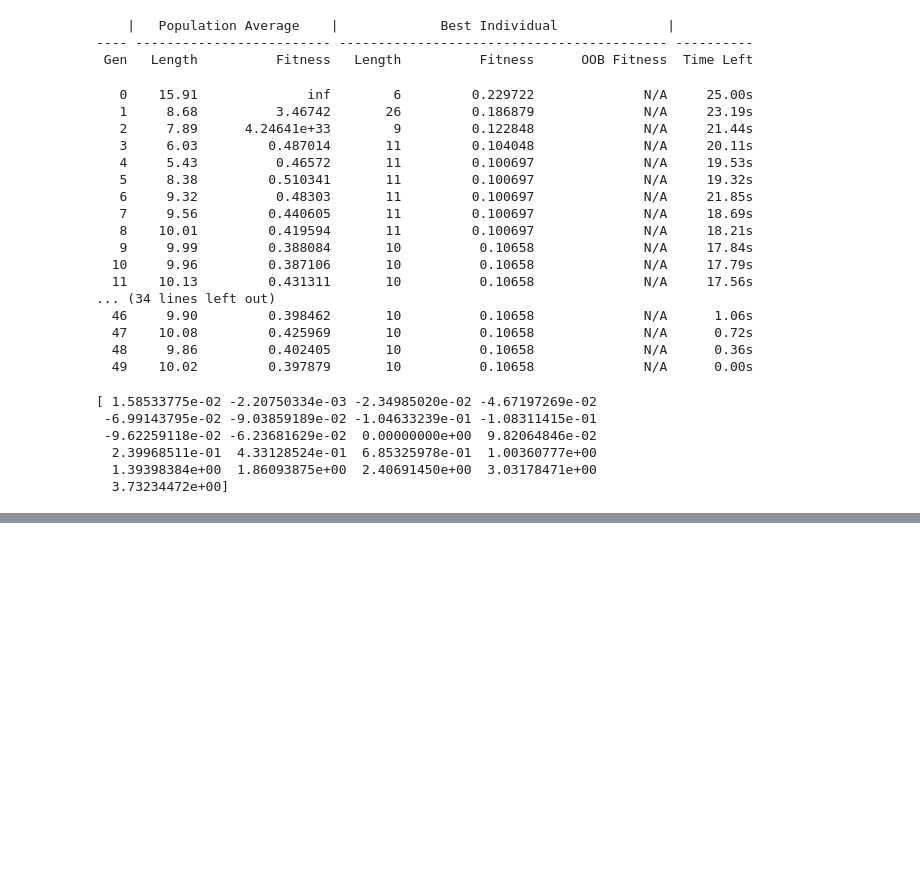
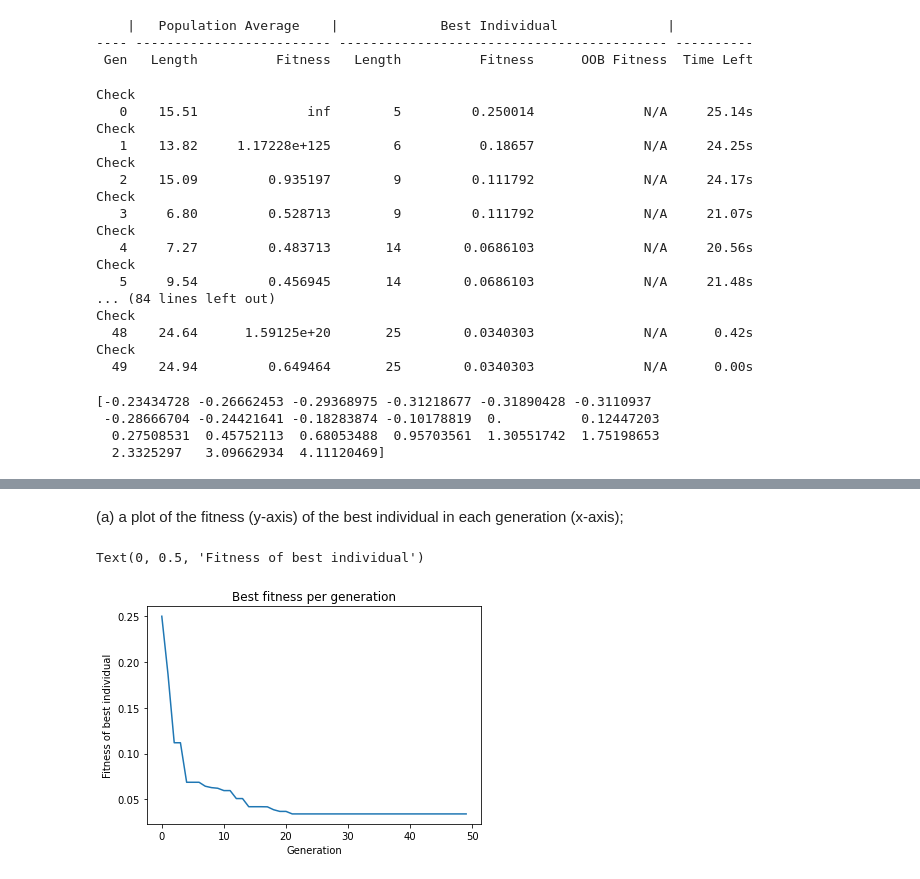
Before and after one commit to JanSchering/natural_computing, a Jupyter notebook: assignment_1/Ex8.ipynb, the cells around one changed output, grey strips where cells are left out. Cells and saved outputs as stored; diff of their text form; code cells hidden in the pictures; blank space fills up the shorter version.

```diff
--- a/assignment_1/Ex8.ipynb
+++ b/assignment_1/Ex8.ipynb
@@ -2,6 +2,7 @@
 from gplearn.genetic import SymbolicRegressor
 from gplearn.functions import make_function
 import numpy as np
+import matplotlib.pyplot as plt
 import os
 import graphviz
 def _exp(x):
@@ -20,7 +21,7 @@ gp = SymbolicRegressor(population_size=1000,
                         p_point_mutation=0.,
                         stopping_criteria=0.01,
                         verbose=1,
-                        parsimony_coefficient=0.01,
+                        parsimony_coefficient=0.,
                         function_set=function_set)
 
 # Get Data
@@ -34,35 +35,48 @@ predictions = gp.predict(x_train)
     |   Population Average    |             Best Individual              |
 ---- ------------------------- ------------------------------------------ ----------
  Gen   Length          Fitness   Length          Fitness      OOB Fitness  Time Left
-   0    15.91              inf        6         0.229722              N/A     25.00s
-   1     8.68          3.46742       26         0.186879              N/A     23.19s
-   2     7.89      4.24641e+33        9         0.122848              N/A     21.44s
-   3     6.03         0.487014       11         0.104048              N/A     20.11s
-   4     5.43          0.46572       11         0.100697              N/A     19.53s
-   5     8.38         0.510341       11         0.100697              N/A     19.32s
-   6     9.32          0.48303       11         0.100697              N/A     21.85s
-   7     9.56         0.440605       11         0.100697              N/A     18.69s
-   8    10.01         0.419594       11         0.100697              N/A     18.21s
-   9     9.99         0.388084       10          0.10658              N/A     17.84s
-  10     9.96         0.387106       10          0.10658              N/A     17.79s
-  11    10.13         0.431311       10          0.10658              N/A     17.56s
-... (34 lines left out)
-  46     9.90         0.398462       10          0.10658              N/A      1.06s
-  47    10.08         0.425969       10          0.10658              N/A      0.72s
-  48     9.86         0.402405       10          0.10658              N/A      0.36s
-  49    10.02         0.397879       10          0.10658              N/A      0.00s
+Check
+   0    15.51              inf        5         0.250014              N/A     25.14s
+Check
+   1    13.82     1.17228e+125        6          0.18657              N/A     24.25s
+Check
+   2    15.09         0.935197        9         0.111792              N/A     24.17s
+Check
+   3     6.80         0.528713        9         0.111792              N/A     21.07s
+Check
+   4     7.27         0.483713       14        0.0686103              N/A     20.56s
+Check
+   5     9.54         0.456945       14        0.0686103              N/A     21.48s
+... (84 lines left out)
+Check
+  48    24.64      1.59125e+20       25        0.0340303              N/A      0.42s
+Check
+  49    24.94         0.649464       25        0.0340303              N/A      0.00s
 # %%
 print(predictions)
 # %% [output]
-[ 1.58533775e-02 -2.20750334e-03 -2.34985020e-02 -4.67197269e-02
- -6.99143795e-02 -9.03859189e-02 -1.04633239e-01 -1.08311415e-01
- -9.62259118e-02 -6.23681629e-02  0.00000000e+00  9.82064846e-02
-  2.39968511e-01  4.33128524e-01  6.85325978e-01  1.00360777e+00
-  1.39398384e+00  1.86093875e+00  2.40691450e+00  3.03178471e+00
-  3.73234472e+00]
+[-0.23434728 -0.26662453 -0.29368975 -0.31218677 -0.31890428 -0.3110937
+ -0.28666704 -0.24421641 -0.18283874 -0.10178819  0.          0.12447203
+  0.27508531  0.45752113  0.68053488  0.95703561  1.30551742  1.75198653
+  2.3325297   3.09662934  4.11120469]
 # %%
 dot_data = gp._program.export_graphviz()
 graph = graphviz.Source(dot_data)
 graph
 # %% [output]
 [drawing not drawn]
+# %%
+# Check if the estimator stored the evolutionary history
+num_gens = len(gp._programs)
+# %% [markdown]
+(a) a plot of the fitness (y-axis) of the best individual in each generation (x-axis);
+# %%
+
+best_fitnesses = gp.run_details_["best_fitness"]
+plt.plot(np.arange(num_gens), best_fitnesses)
+plt.title("Best fitness per generation")
+plt.xlabel("Generation")
+plt.ylabel("Fitness of best individual")
+# %% [output]
+Text(0, 0.5, 'Fitness of best individual')
+[figure, added]
```
Also changed, not shown: parts of 6 cells of this notebook.
